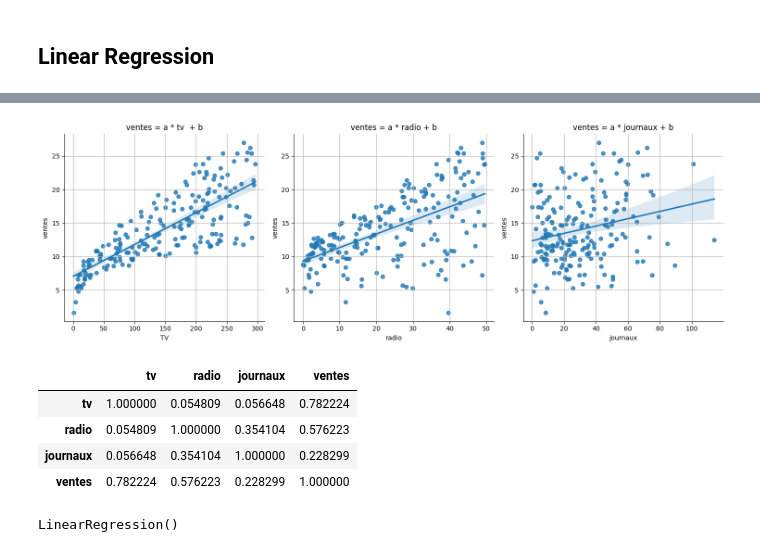
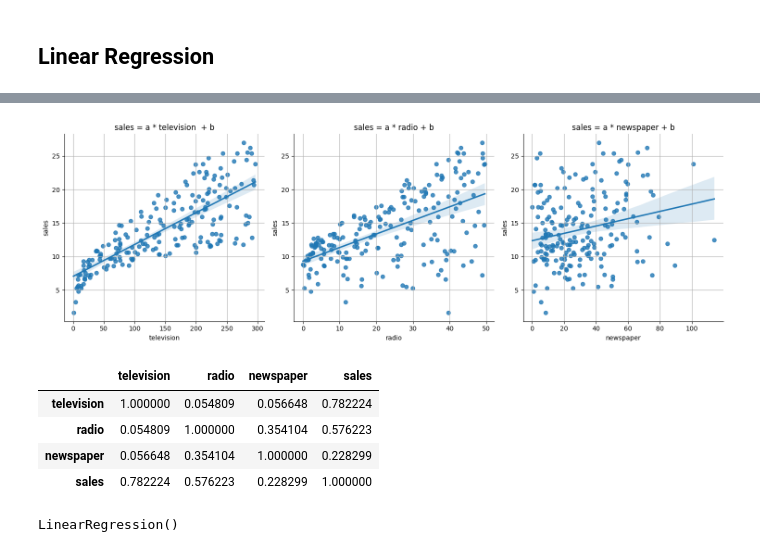
Before and after one commit to Samuel-JULLY/KMUTNB_internship, a Jupyter notebook: OpenClass/class_lvl1.ipynb, the cells around one changed output, grey strips where cells are left out. Drawn from its saved outputs; the diff is of its cells as text; code cells hidden in the pictures.

```diff
--- a/OpenClass/class_lvl1.ipynb
+++ b/OpenClass/class_lvl1.ipynb
@@ -312,6 +315,7 @@ from sklearn.preprocessing import MinMaxScaler
 dataset_url = "https://raw.githubusercontent.com/OpenClassrooms-Student-Center/8063076-Initiez-vous-au-Machine-Learning/master/data/advertising.csv"
 
 df = pd.read_csv(dataset_url)
+df.columns = ["television","radio","newspaper","sales"]
 # %%
 df.head()
 # %% [output]
@@ -350,42 +354,42 @@ memory usage: 6.4 KB
 # %%
 fig, ax = plt.subplots(1,3, figsize = (15,5))
 
 plt.subplot(1,3,1)
-sns.regplot(x = df[['tv']],y  =  df.ventes)
-plt.ylabel('ventes')
-plt.xlabel('TV')
-plt.title('ventes = a * tv  + b')
+sns.regplot(x = df[['television']],y  =  df.sales)
+plt.ylabel('sales')
+plt.xlabel('television')
+plt.title('sales = a * television  + b')
 plt.grid()
 sns.despine()
 
 plt.subplot(1,3,2)
-sns.regplot(x = df[['radio']],y  =  df.ventes)
-plt.ylabel('ventes')
+sns.regplot(x = df[['radio']],y  =  df.sales)
+plt.ylabel('sales')
 plt.xlabel('radio')
-plt.title('ventes = a * radio + b')
+plt.title('sales = a * radio + b')
 plt.grid()
 sns.despine()
 
 plt.subplot(1,3,3)
-res = sns.regplot(x = df[['journaux']],y  =  df.ventes)
-plt.ylabel('ventes')
-plt.xlabel('journaux')
-plt.title('ventes = a * journaux + b')
+res = sns.regplot(x = df[['newspaper']],y  =  df.sales)
+plt.ylabel('sales')
+plt.xlabel('newspaper')
+plt.title('sales = a * newspaper + b')
 plt.grid()
 sns.despine()
 
 plt.tight_layout()
 plt.show()
 # %% [output]
-[figure, old version]
+[figure, new version]
 # %%
 df.corr()
 # %% [output]
-|  | tv | radio | journaux | ventes |
-| tv | 1.000000 | 0.054809 | 0.056648 | 0.782224 |
+|  | television | radio | newspaper | sales |
+| television | 1.000000 | 0.054809 | 0.056648 | 0.782224 |
 | radio | 0.054809 | 1.000000 | 0.354104 | 0.576223 |
-| journaux | 0.056648 | 0.354104 | 1.000000 | 0.228299 |
-| ventes | 0.782224 | 0.576223 | 0.228299 | 1.000000 |
+| newspaper | 0.056648 | 0.354104 | 1.000000 | 0.228299 |
+| sales | 0.782224 | 0.576223 | 0.228299 | 1.000000 |
 # %%
 reg = LinearRegression()
 # %%
```
Also changed, not shown: parts of 22 cells of this notebook.
